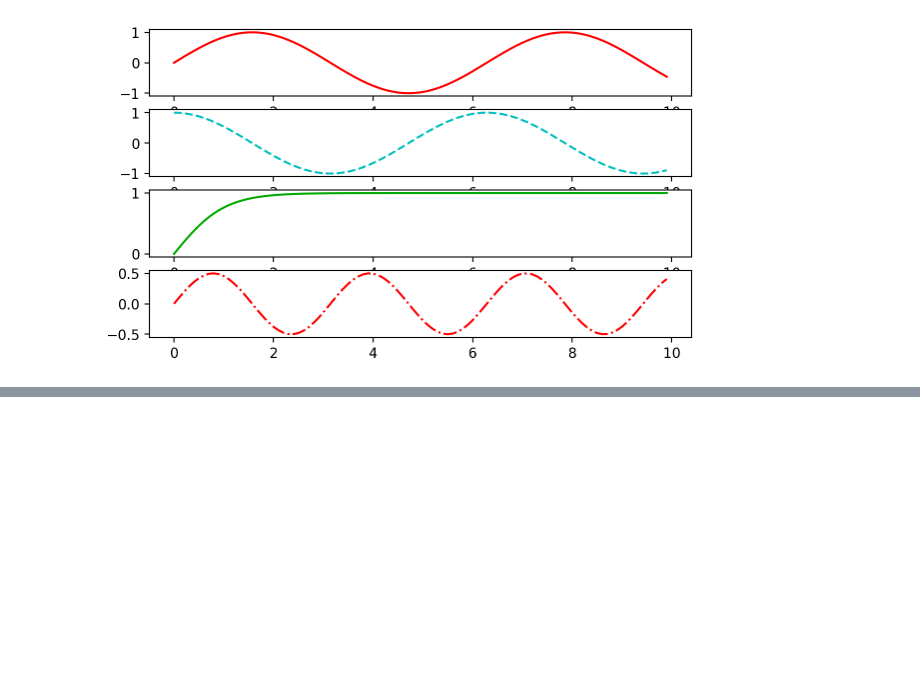
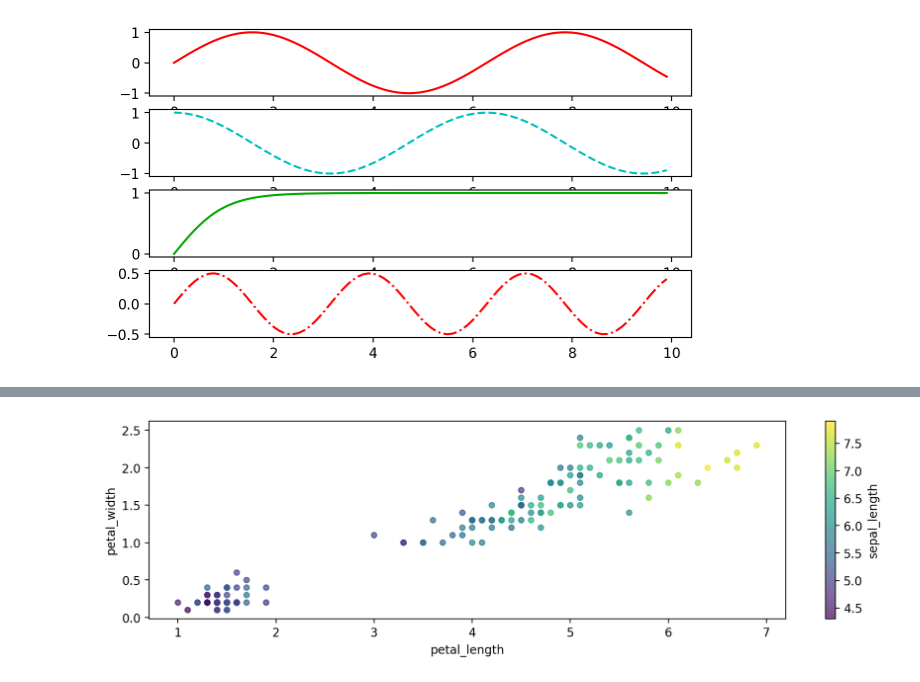
Before and after one commit to Hyo0806/ai, a Jupyter notebook: source/01_python/ch12_데이터시각화(1절matplolib).ipynb, the cells around one changed output, grey strips where cells are left out. Drawn from its saved outputs; the diff is of its cells as text; code cells hidden in the pictures; blank space fills up the shorter version.

```diff
--- a/source/01_python/ch12_데이터시각화(1절matplolib).ipynb
+++ b/source/01_python/ch12_데이터시각화(1절matplolib).ipynb
@@ -158,0 +211,7 @@ for i, ax in enumerate(axes):
+# %%
+# scatter는 x,y를 넣어줘야함
+
+iris.plot(kind='scatter', x='petal_length', y='petal_width', figsize=(12,3), c='sepal_length', alpha=0.7) # c=칼라값, alpha=투명도
+plt.show()
+# %% [output]
+[figure, added]
```
Also changed, not shown: parts of 38 cells of this notebook, 3 other files.
